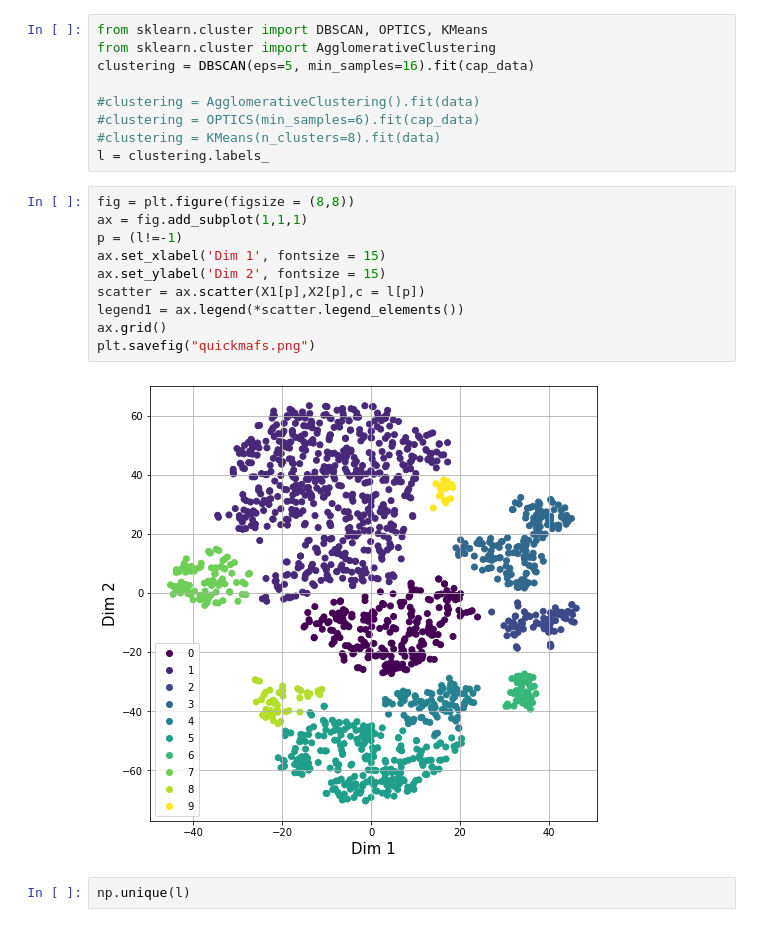
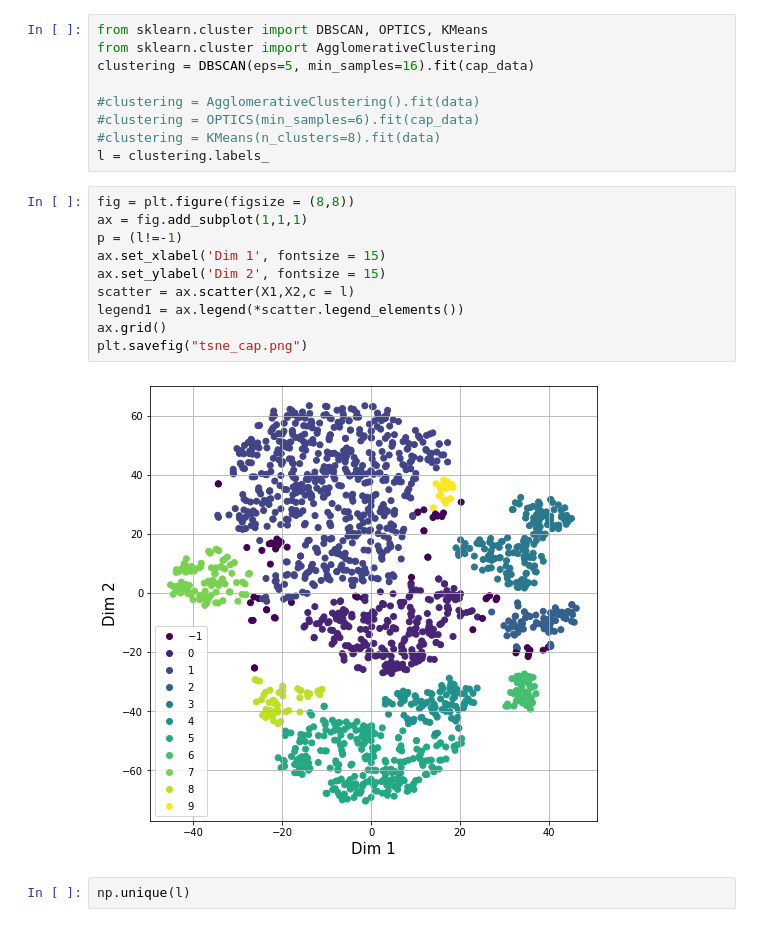
Before and after one commit to yemyemyem/sempix20, a Jupyter notebook: notebooks/joint_space_analysis.ipynb, the cells around one changed output. Saved outputs shown, nothing was run; the diff lists cells and outputs as text.

```diff
--- a/notebooks/joint_space_analysis.ipynb
+++ b/notebooks/joint_space_analysis.ipynb
@@ -111,15 +108,15 @@ l = clustering.labels_
 # %%
 fig = plt.figure(figsize = (8,8))
 ax = fig.add_subplot(1,1,1)
 p = (l!=-1)
 ax.set_xlabel('Dim 1', fontsize = 15)
 ax.set_ylabel('Dim 2', fontsize = 15)
-scatter = ax.scatter(X1[p],X2[p],c = l[p])
+scatter = ax.scatter(X1,X2,c = l)
 legend1 = ax.legend(*scatter.legend_elements())
 ax.grid()
-plt.savefig("quickmafs.png")
+plt.savefig("tsne_cap.png")
 # %% [output]
-[figure, old version]
+[figure, new version]
 # %%
 np.unique(l)
 # %% [output]
```
Also changed, not shown: parts of 10 cells of this notebook.
